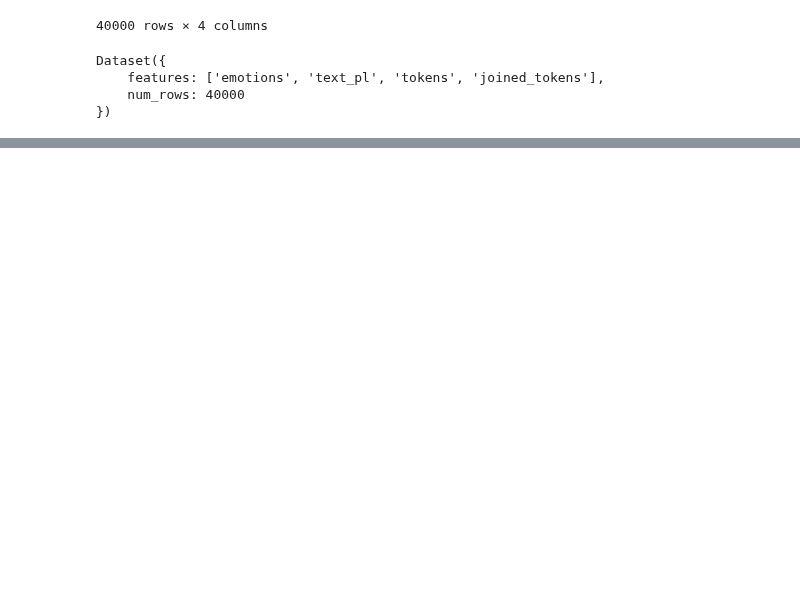
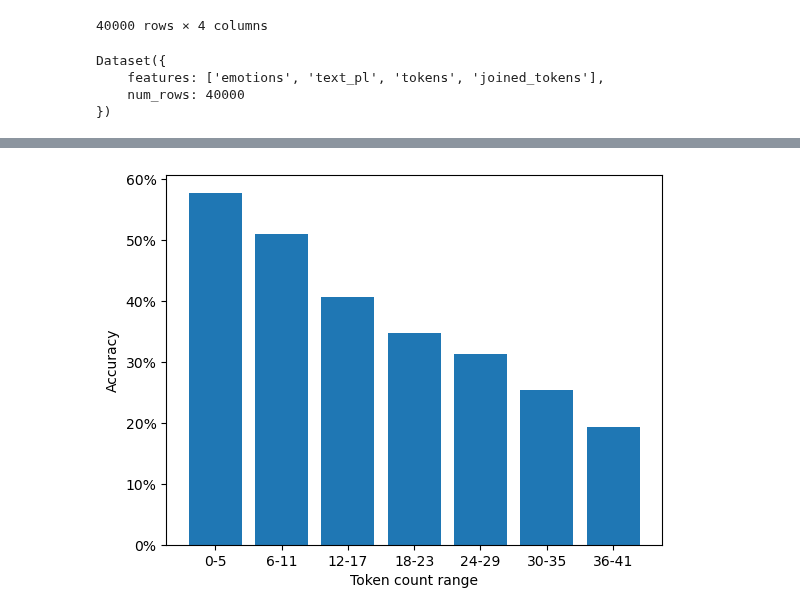
Before and after one commit to arsemi337/nlp-models, a Jupyter notebook: notebooks/emotions_pl_word2vec_external.ipynb, the cells around one changed output, grey strips where cells are left out. Drawn from its saved outputs; the diff is of its cells as text; code cells hidden in the pictures; blank space fills up the shorter version.

```diff
--- a/notebooks/emotions_pl_word2vec_external.ipynb
+++ b/notebooks/emotions_pl_word2vec_external.ipynb
@@ -228,0 +314,19 @@ INFO:tensorflow:Assets written to: ../../trained_models\emotions_pl_word2vec_ext
+# %%
+range_to_valid_predictions_count_dict = {'0-5': 0, '6-11': 0, '12-17': 0, '18-23': 0, '24-29': 0, '30-35': 0, '36-41': 0}
+range_to_element_count_dict = {'0-5': 0, '6-11': 0, '12-17': 0, '18-23': 0, '24-29': 0, '30-35': 0, '36-41': 0}
+range_to_pred_accuracy_dict = {'0-5': 0., '6-11': 0., '12-17': 0., '18-23': 0., '24-29': 0., '30-35': 0., '36-41': 0.}
+# %%
+for _, row in test_df.iterrows():
+    count_belonging = row['count_belonging']
+
+    range_to_element_count_dict[count_belonging] = range_to_element_count_dict[count_belonging] + 1
+
+    if row['correctly_predicted']:
+        range_to_valid_predictions_count_dict[count_belonging] = range_to_valid_predictions_count_dict[count_belonging] + 1
+
+for key in range_to_pred_accuracy_dict.keys():
+    range_to_pred_accuracy_dict[key] = range_to_valid_predictions_count_dict[key] / range_to_element_count_dict[key]
+
+print("Correct predictions count: ", range_to_valid_predictions_count_dict)
+print("Element count: ", range_to_element_count_dict)
+print("Accuracies: ", range_to_pred_accuracy_dict)
@@ -228,0 +337,11 @@ INFO:tensorflow:Assets written to: ../../trained_models\emotions_pl_word2vec_ext
+# %%
+import matplotlib.ticker as mtick
+
+plt.bar(['0-5', '6-11', '12-17', '18-23', '24-29', '30-35', '36-41'], [val for val in range_to_pred_accuracy_dict.values()])
+plt.xlabel('Token count range')
+plt.ylabel('Accuracy')
+plt.gca().yaxis.set_major_formatter(mtick.PercentFormatter(xmax=1.0))
+plt.savefig(os.path.join(figures_dir, f'{training_name}_accuracies_per_range.png'))
+plt.show()
+# %% [output]
+[figure, added]
```
Also changed, not shown: parts of 29 cells of this notebook, 19 other files.
